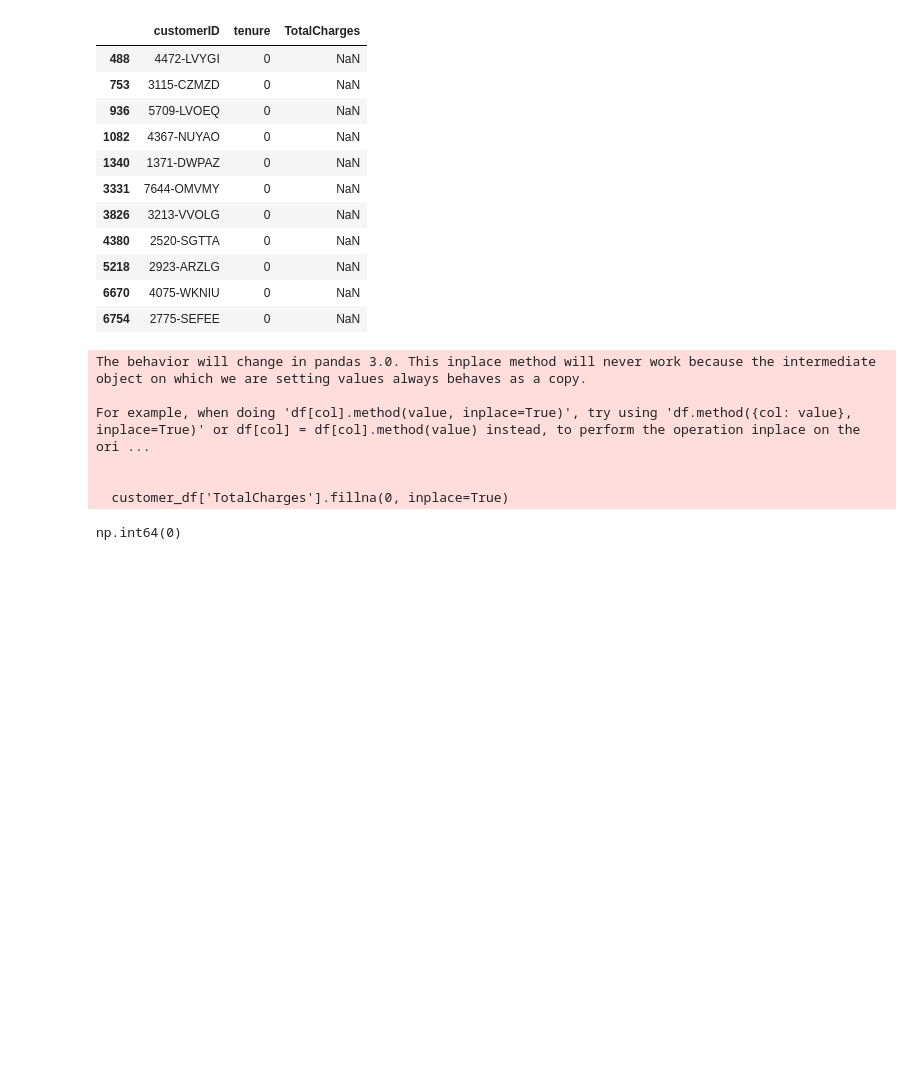
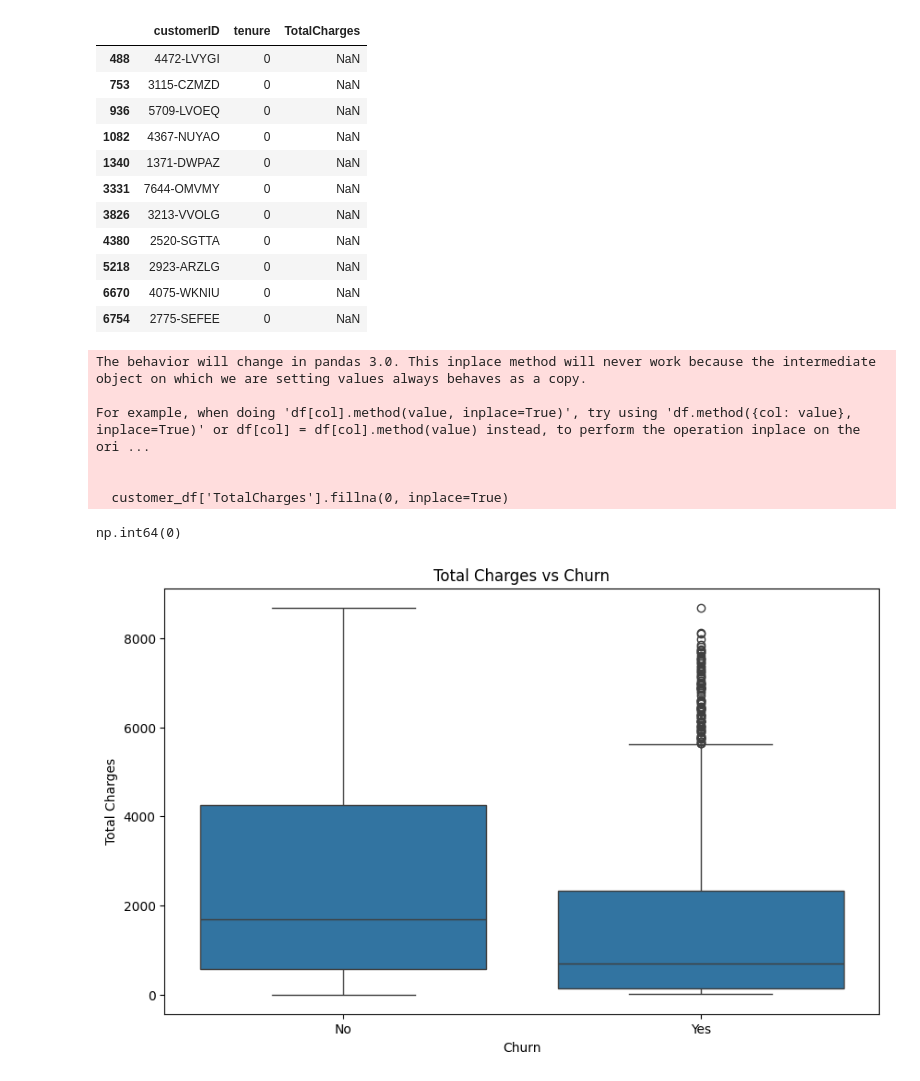
Before and after one commit to stanleyotieno1/Data-analysis-assignment, a Jupyter notebook: Jupyter-files/churn.ipynb, the cells around one changed output. Saved outputs shown, nothing was run; the diff lists cells and outputs as text; code cells hidden in the pictures; blank space fills up the shorter version.

Commit message:
Change: Data visualization

```diff
--- a/Jupyter-files/churn.ipynb
+++ b/Jupyter-files/churn.ipynb
@@ -125,0 +130,9 @@ np.int64(0)
+# %%
+plt.figure(figsize=(10,6))
+sns.boxplot(data=customer_df, x='Churn', y='TotalCharges')
+plt.title('Total Charges vs Churn')
+plt.xlabel('Churn')
+plt.ylabel('Total Charges')
+plt.show()
+# %% [output]
+[figure, added]
```
Also changed, not shown: parts of 3 cells of this notebook.
